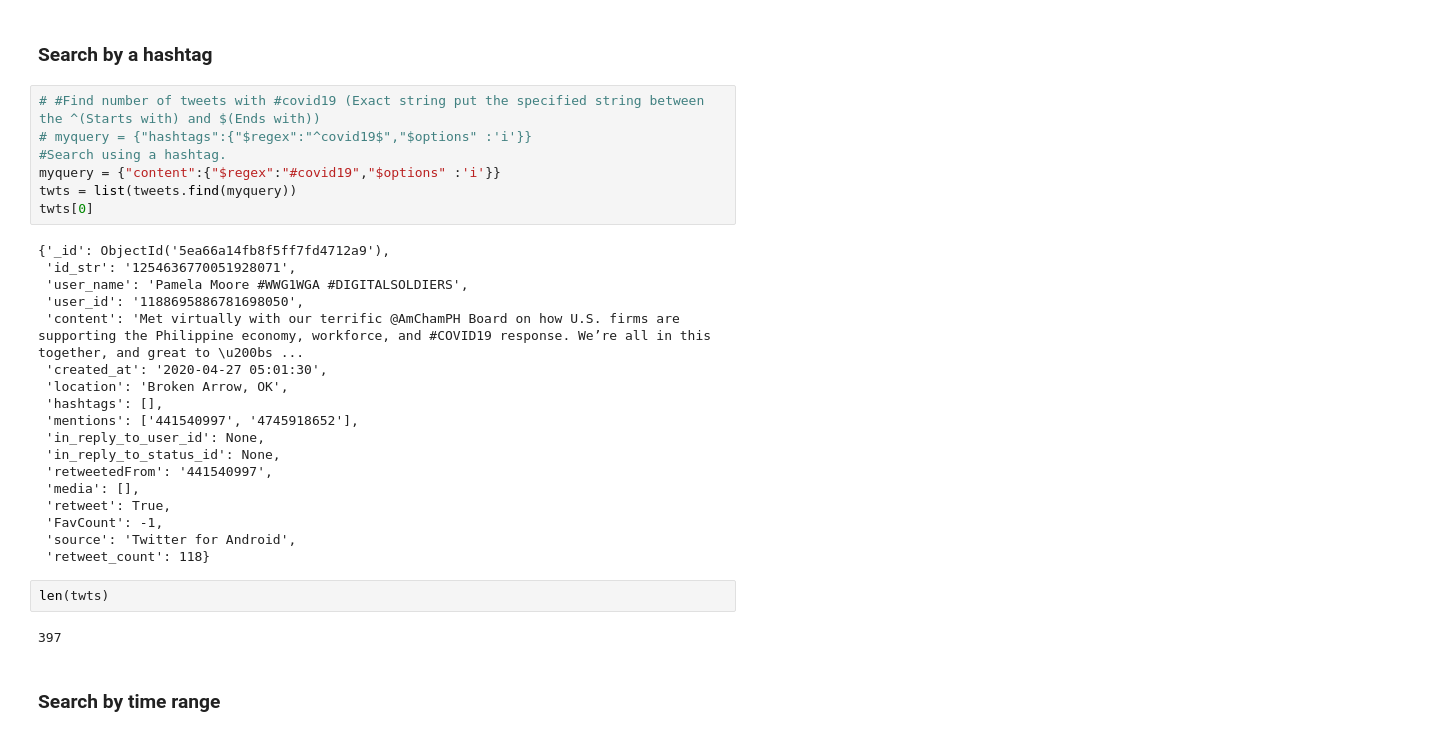
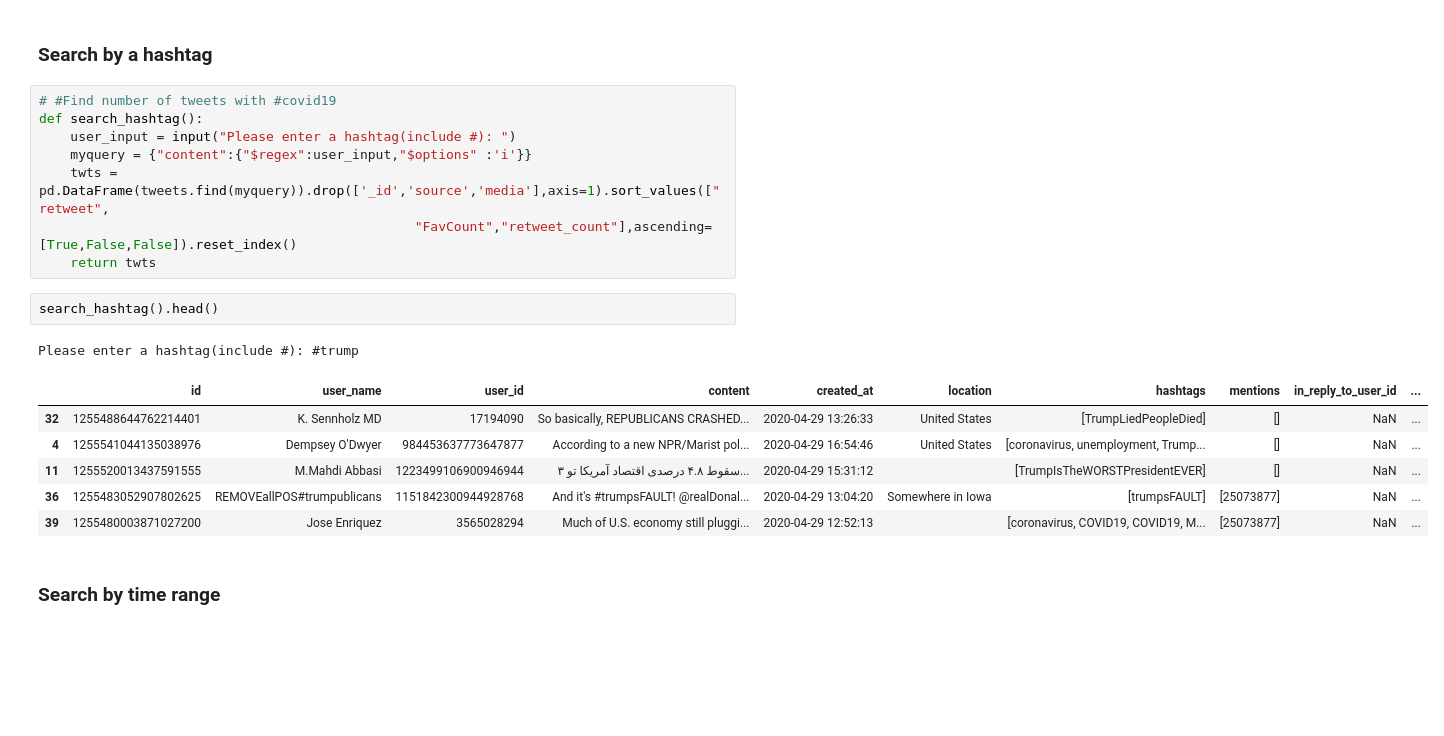
Before and after one commit to SankBad/Twitter_Database, a Jupyter notebook: Query.ipynb, the cells around one changed output. Drawn from its saved outputs; the diff is of its cells as text; blank space fills up the shorter version.

```diff
--- a/Query.ipynb
+++ b/Query.ipynb
@@ -232,33 +222,22 @@ twts[0]
 # %% [markdown]
 ### Search by a hashtag
-# %%
-# #Find number of tweets with #covid19 (Exact string put the specified string between the ^(Starts with) and $(Ends with))
-# myquery = {"hashtags":{"$regex":"^covid19$","$options" :'i'}}
-#Search using a hashtag.
-myquery = {"content":{"$regex":"#covid19","$options" :'i'}}
-twts = list(tweets.find(myquery))
-twts[0]
-# %% [output]
-{'_id': ObjectId('5ea66a14fb8f5ff7fd4712a9'),
- 'id_str': '1254636770051928071',
- 'user_name': 'Pamela Moore #WWG1WGA #DIGITALSOLDIERS',
- 'user_id': '1188695886781698050',
- 'content': 'Met virtually with our terrific @AmChamPH Board on how U.S. firms are supporting the Philippine economy, workforce, and #COVID19 response. We’re all in this together, and great to \u200bs ...
- 'created_at': '2020-04-27 05:01:30',
- 'location': 'Broken Arrow, OK',
- 'hashtags': [],
- 'mentions': ['441540997', '4745918652'],
- 'in_reply_to_user_id': None,
- 'in_reply_to_status_id': None,
- 'retweetedFrom': '441540997',
- 'media': [],
- 'retweet': True,
- 'FavCount': -1,
- 'source': 'Twitter for Android',
- 'retweet_count': 118}
-# %%
-len(twts)
-# %% [output]
-397
+# %%
+# #Find number of tweets with #covid19
+def search_hashtag():
+    user_input = input("Please enter a hashtag(include #): ")
+    myquery = {"content":{"$regex":user_input,"$options" :'i'}}
+    twts = pd.DataFrame(tweets.find(myquery)).drop(['_id','source','media'],axis=1).sort_values(["retweet",
+                                                "FavCount","retweet_count"],ascending=[True,False,False]).reset_index()
+    return twts
+# %%
+search_hashtag().head()
+# %% [output]
+Please enter a hashtag(include #): #trump
+|  | id | user_name | user_id | content | created_at | location | hashtags | mentions | in_reply_to_user_id | ... |
+| 32 | 1255488644762214401 | K. Sennholz MD | 17194090 | So basically, REPUBLICANS CRASHED... | 2020-04-29 13:26:33 | United States | [TrumpLiedPeopleDied] | [] | NaN | ... |
+| 4 | 1255541044135038976 | Dempsey O'Dwyer | 984453637773647877 | According to a new NPR/Marist pol... | 2020-04-29 16:54:46 | United States | [coronavirus, unemployment, Trump... | [] | NaN | ... |
+| 11 | 1255520013437591555 | M.Mahdi Abbasi | 1223499106900946944 | سقوط ۴.۸ درصدی اقتصاد آمریکا تو ۳... | 2020-04-29 15:31:12 |  | [TrumpIsTheWORSTPresidentEVER] | [] | NaN | ... |
+| 36 | 1255483052907802625 | REMOVEallPOS#trumpublicans | 1151842300944928768 | And it's #trumpsFAULT! @realDonal... | 2020-04-29 13:04:20 | Somewhere in Iowa | [trumpsFAULT] | [25073877] | NaN | ... |
+| 39 | 1255480003871027200 | Jose Enriquez | 3565028294 | Much of U.S. economy still pluggi... | 2020-04-29 12:52:13 |  | [coronavirus, COVID19, COVID19, M... | [25073877] | NaN | ... |
 # %% [markdown]
 ### Search by time range
```
Also changed, not shown: parts of 25 cells of this notebook.
